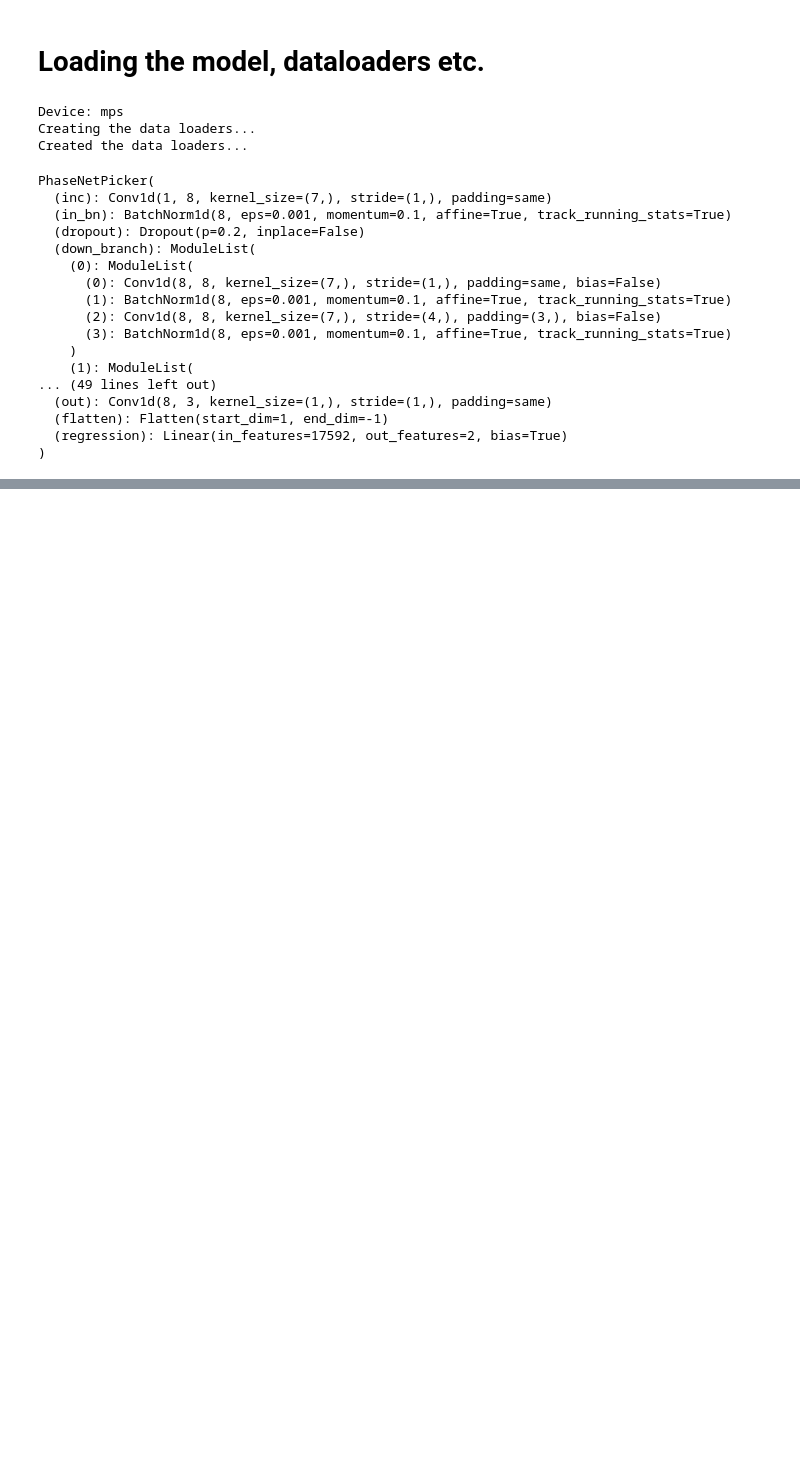
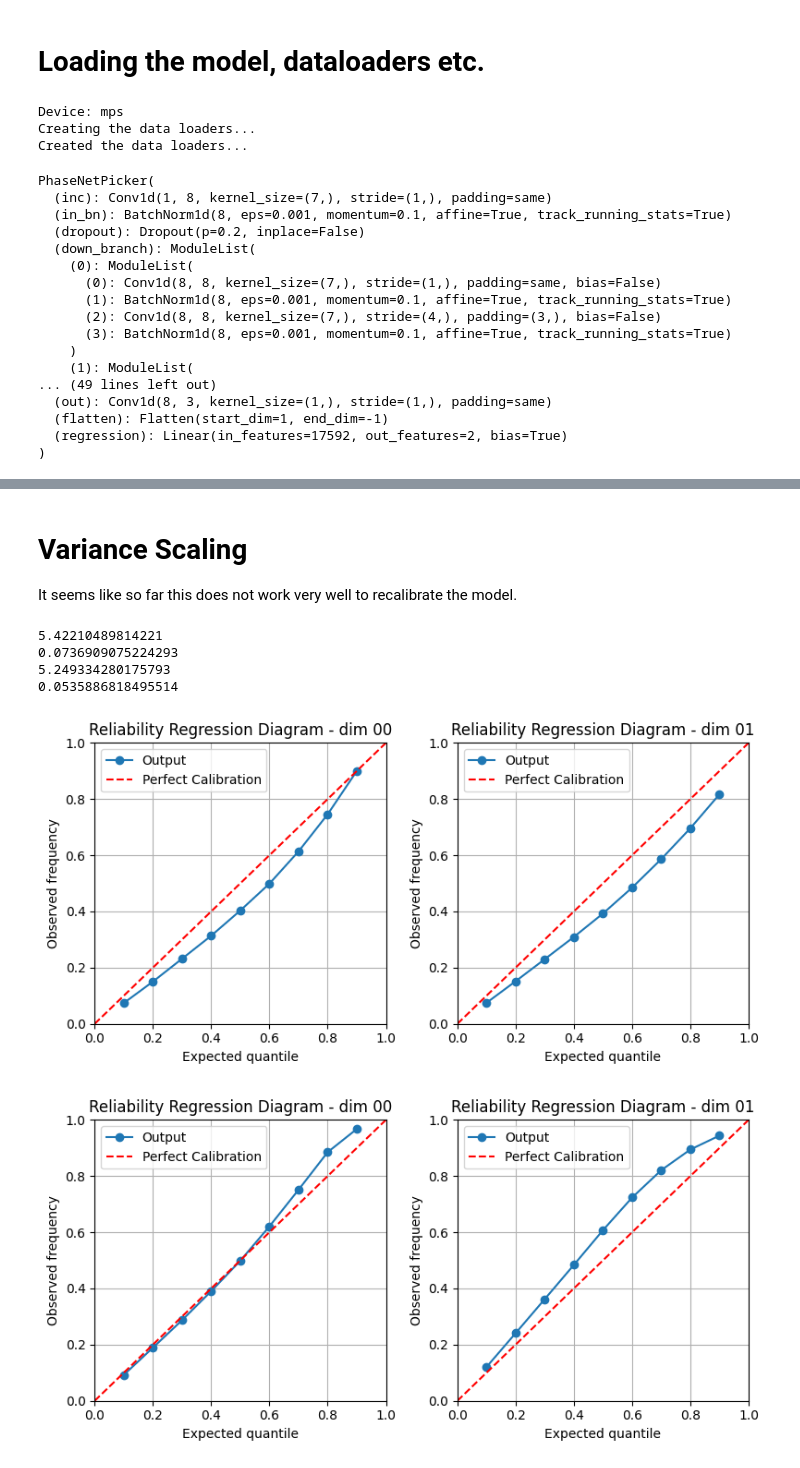
Before and after one commit to kerimoglutolga/earthquake-monitoring, a Jupyter notebook: Regression/UncertaintyQuantification.ipynb, the cells around one changed output, grey strips where cells are left out. Saved outputs shown, nothing was run; the diff lists cells and outputs as text; code cells hidden in the pictures; blank space fills up the shorter version.

```diff
--- a/Regression/UncertaintyQuantification.ipynb
+++ b/Regression/UncertaintyQuantification.ipynb
@@ -145,0 +1802,50 @@ RuntimeError: MPS backend out of memory (MPS allocated: 17.83 GB, other allocati
+# %% [markdown]
+# Variance Scaling
+
+It seems like so far this does not work very well to recalibrate the model.
+# %%
+from netcal.regression import VarianceScaling
+
+varscaling = VarianceScaling()
+
+# Calculate the length of a third of your data
+l = int(means.shape[0] / 3)
+
+# Generate random unique indices for the training set
+train_indices = np.random.choice(means.shape[0], l, replace=False)
+
+# Create the training set
+train_means = means[train_indices, :]
+train_stds = stds[train_indices, :]
+train_labels = true_labels[train_indices, :]
+
+# Fit the model on the training set
+varscaling.fit((train_means, train_stds), train_labels)
+
+# Create indices for the testing set from the remaining data
+test_indices = np.array([i for i in range(means.shape[0]) if i not in train_indices])
+
+# Create the testing set
+test_means = means[test_indices, :]
+test_stds = stds[test_indices, :]
+
+# Transform distributions to obtain recalibrated stddevs on the testing set
+stddev_varscaling = varscaling.transform((test_means, test_stds))
+
+quantiles = np.linspace(0.1,0.9,9)
+test_labels = true_labels[test_indices, :]
+diagram = ReliabilityRegression(quantiles=quantiles)
+plot = diagram.plot((test_means, test_stds), test_labels)
+print(nll.measure((test_means, test_stds), test_labels, reduction="mean"))
+print(qce.measure((test_means, test_stds), test_labels, q=quantiles, reduction="mean"))
+
+plot = diagram.plot((test_means, stddev_varscaling), test_labels)
+print(nll.measure((test_means, stddev_varscaling), test_labels, reduction="mean"))
+print(qce.measure((test_means, stddev_varscaling), test_labels, q=quantiles, reduction="mean"))
+# %% [output]
+5.42210489814221
+0.0736909075224293
+5.249334280175793
+0.0535886818495514
+[figure, added]
+[figure, added]
```
Also changed, not shown: parts of 39 cells of this notebook, 4 other files.
